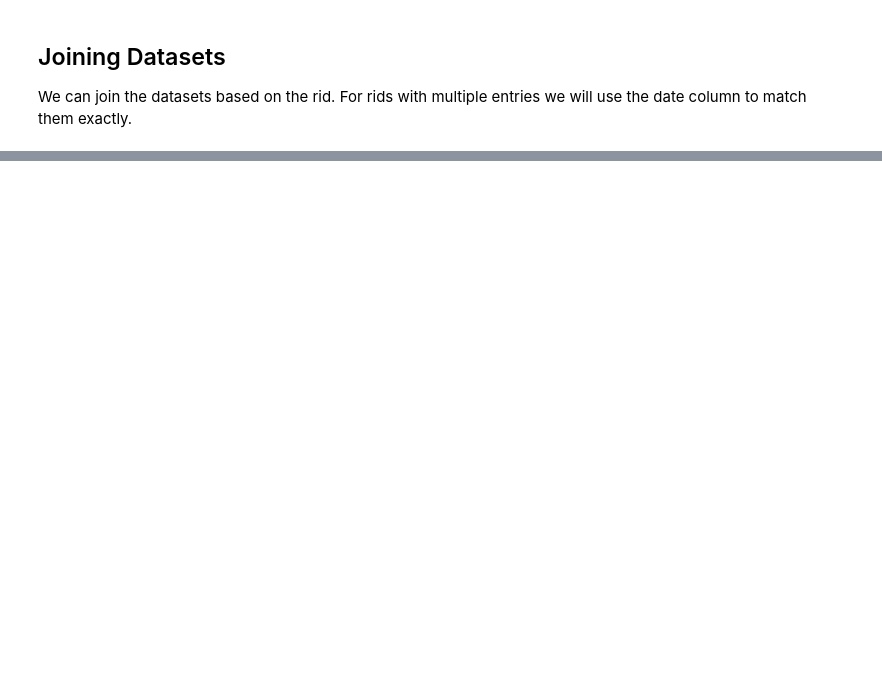
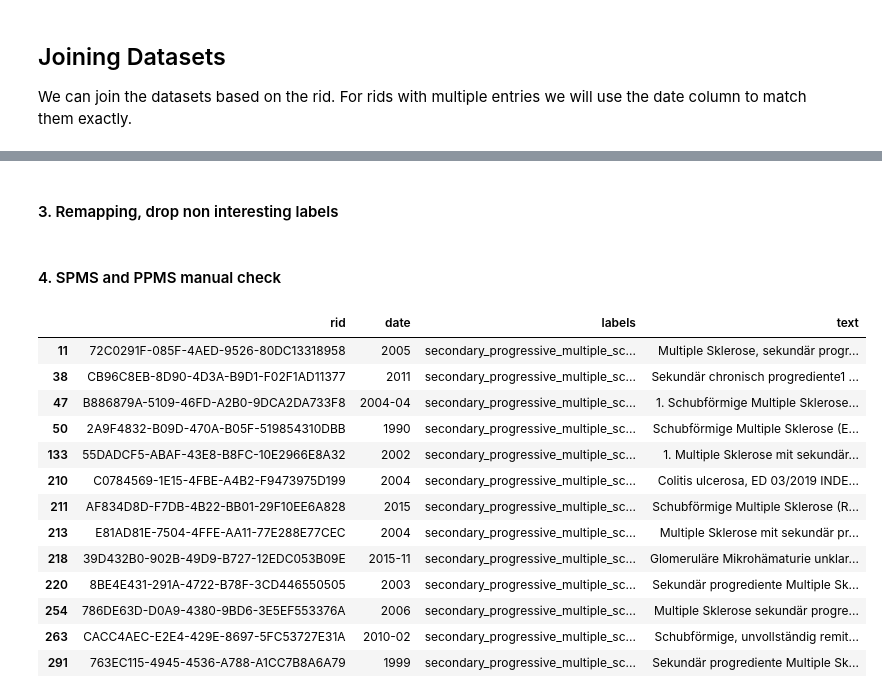
Before and after one commit to maregli/inf-extr, a Jupyter notebook: notebooks/data_preprocessing/02_ms-classification.ipynb, the cells around one changed output, grey strips where cells are left out. Cells and saved outputs as stored; diff of their text form; code cells hidden in the pictures; blank space fills up the shorter version.

Commit message:
updated data cleaning for ms-classification

```diff
--- a/notebooks/data_preprocessing/02_ms-classification.ipynb
+++ b/notebooks/data_preprocessing/02_ms-classification.ipynb
@@ -368,0 +267,16 @@ df = df.rename(columns={"label": "labels"})
+# %%
+# Loading data. Text data is loaded from json file using the same data as in old approach
+import json
+labels = pd.read_csv(paths.DATA_PATH_SEANTIS/'diagnoses.csv').rename(columns={'research_id': 'rid'})
+text = json.load(open(paths.DATA_PATH_PREPROCESSED/'midatams/diags_seantis_kisim_longest.json', 'r'))
+text = {k.split('_')[0]: ' '.join(v) for k, v in text.items()} # File name was rid_something_date
+text = pd.DataFrame.from_dict(text, orient='index').reset_index().rename(columns={0: 'text', 'index': 'rid'})
+
+# Merge on rid, drop irrelevant columns, rename columns
+df = pd.merge(labels, text, on='rid', how='inner')
+
+# Only use confirmed diagnosis
+df = df[df["diagnosis_reliability"] == "confirmed"]
+
+# Remove and rename columns
+df = df[["rid", "diagnosis_date", "disease", "text"]].rename(columns={"diagnosis_date": "date", "disease": "labels"})
@@ -368,0 +285,14 @@ df = df.rename(columns={"label": "labels"})
+# %%
+# Check special cases where I rewrite the label
+map_dict = {
+    "Schubförmig remittierende Multiple Sklerose (RRMS)": "relapsing_remitting_multiple_sclerosis",
+    "Schubförmig remittierende Multiple Sklerose": "relapsing_remitting_multiple_sclerosis",
+    "Schubförmig remittierende Multiple Sklerose ": "relapsing_remitting_multiple_sclerosis",
+    "Multiple Sklerose mit V.a. sekundär chronisch-progredienten Verlauf": "secondary_progressive_multiple_sclerosis",
+    "Multiple Sklerose a.e. primär progredient": "primary_progressive_multiple_sclerosis",
+    "Multiple Sklerose mit a.e. primär-progredientem Verlauf": "primary_progressive_multiple_sclerosis",
+}
+
+pd.set_option('display.max_colwidth', None)
+pd.set_option('display.max_rows', None)
+df[df["labels"].isin(map_dict.keys())]
@@ -368,0 +306,32 @@ df = df.rename(columns={"label": "labels"})
+# %%
+# It seems text entry of 252 does not contain enough information to be useful The rest of the entries are fine and can be remapped
+df.drop(252, inplace=True)
+# %% [markdown]
+#### 3. Remapping, drop non interesting labels
+# %%
+# Remap labels
+df = df.replace(map_dict)
+
+# Only use confirmed diagnosis and the relevant labels
+labels_list = ["relapsing_remitting_multiple_sclerosis", "secondary_progressive_multiple_sclerosis", "primary_progressive_multiple_sclerosis"]
+df = df[df["labels"].isin(labels_list)]
+# %% [markdown]
+#### 4. SPMS and PPMS manual check
+# %%
+# Because mapping was done manually, check if label matches text for classes with low counts
+display(df[df["labels"] == "secondary_progressive_multiple_sclerosis"])
+# %% [output]
+|  | rid | date | labels | text |
+| 11 | 72C0291F-085F-4AED-9526-80DC13318958 | 2005 | secondary_progressive_multiple_sc... | Multiple Sklerose, sekundär progr... |
+| 38 | CB96C8EB-8D90-4D3A-B9D1-F02F1AD11377 | 2011 | secondary_progressive_multiple_sc... | Sekundär chronisch progrediente1 ... |
+| 47 | B886879A-5109-46FD-A2B0-9DCA2DA733F8 | 2004-04 | secondary_progressive_multiple_sc... | 1. Schubförmige Multiple Sklerose... |
+| 50 | 2A9F4832-B09D-470A-B05F-519854310DBB | 1990 | secondary_progressive_multiple_sc... | Schubförmige Multiple Sklerose (E... |
+| 133 | 55DADCF5-ABAF-43E8-B8FC-10E2966E8A32 | 2002 | secondary_progressive_multiple_sc... | 1. Multiple Sklerose mit sekundär... |
+| 210 | C0784569-1E15-4FBE-A4B2-F9473975D199 | 2004 | secondary_progressive_multiple_sc... | Colitis ulcerosa, ED 03/2019 INDE... |
+| 211 | AF834D8D-F7DB-4B22-BB01-29F10EE6A828 | 2015 | secondary_progressive_multiple_sc... | Schubförmige Multiple Sklerose (R... |
+| 213 | E81AD81E-7504-4FFE-AA11-77E288E77CEC | 2004 | secondary_progressive_multiple_sc... | Multiple Sklerose mit sekundär pr... |
+| 218 | 39D432B0-902B-49D9-B727-12EDC053B09E | 2015-11 | secondary_progressive_multiple_sc... | Glomeruläre Mikrohämaturie unklar... |
+| 220 | 8BE4E431-291A-4722-B78F-3CD446550505 | 2003 | secondary_progressive_multiple_sc... | Sekundär progrediente Multiple Sk... |
+| 254 | 786DE63D-D0A9-4380-9BD6-3E5EF553376A | 2006 | secondary_progressive_multiple_sc... | Multiple Sklerose sekundär progre... |
+| 263 | CACC4AEC-E2E4-429E-8697-5FC53727E31A | 2010-02 | secondary_progressive_multiple_sc... | Schubförmige, unvollständig remit... |
+| 291 | 763EC115-4945-4536-A788-A1CC7B8A6A79 | 1999 | secondary_progressive_multiple_sc... | Sekundär progrediente Multiple Sk... |
```
Also changed, not shown: parts of 32 cells of this notebook.
